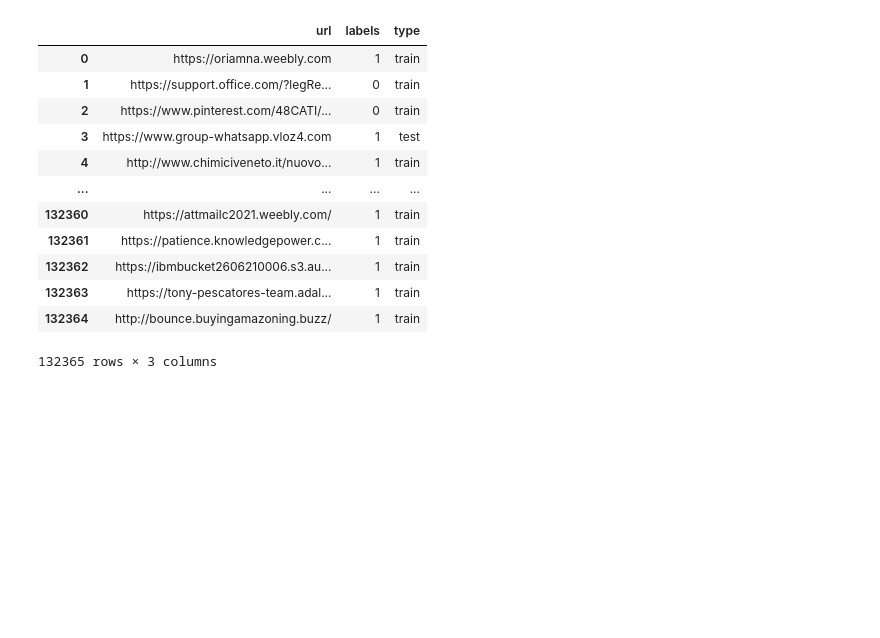
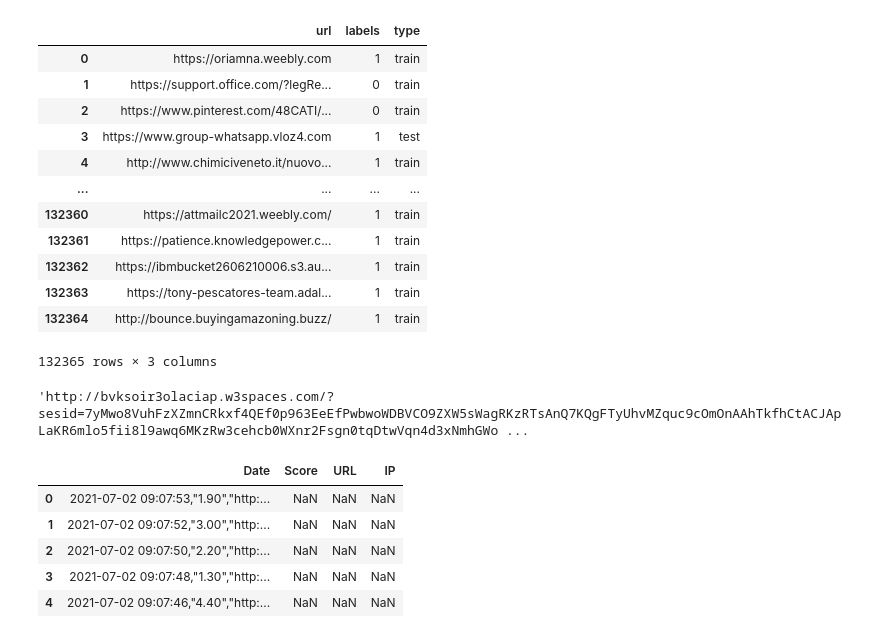
Before and after one commit to aidenpearce001/Phishing-detection-ML, a Jupyter notebook: Generate Dataset/Features Extraction.ipynb, the cells around one changed output. Drawn from its saved outputs; the diff is of its cells as text; code cells hidden in the pictures; blank space fills up the shorter version.

```diff
--- a/Generate Dataset/Features Extraction.ipynb
+++ b/Generate Dataset/Features Extraction.ipynb
@@ -391,0 +410,14 @@ cld_dataset
+# %%
+lines[9:20][0].replace('"','').split(',')[2]
+# %% [output]
+'http://bvksoir3olaciap.w3spaces.com/?sesid=7yMwo8VuhFzXZmnCRkxf4QEf0p963EeEfPwbwoWDBVCO9ZXW5sWagRKzRTsAnQ7KQgFTyUhvMZquc9cOmOnAAhTkfhCtACJApLaKR6mlo5fii8l9awq6MKzRw3cehcb0WXnr2Fsgn0tqDtwVqn4d3xNmhGWo ...
+# %%
+df = pd.read_csv('dataset/phishstats.txt',names=['Date','Score','URL','IP'],delimiter = "\t")
+df.head()
+# %% [output]
+|  | Date | Score | URL | IP |
+| 0 | 2021-07-02 09:07:53,"1.90","http:... | NaN | NaN | NaN |
+| 1 | 2021-07-02 09:07:52,"3.00","http:... | NaN | NaN | NaN |
+| 2 | 2021-07-02 09:07:50,"2.20","http:... | NaN | NaN | NaN |
+| 3 | 2021-07-02 09:07:48,"1.30","http:... | NaN | NaN | NaN |
+| 4 | 2021-07-02 09:07:46,"4.40","http:... | NaN | NaN | NaN |
```
Also changed, not shown: parts of 5 cells of this notebook, 2 other files.
